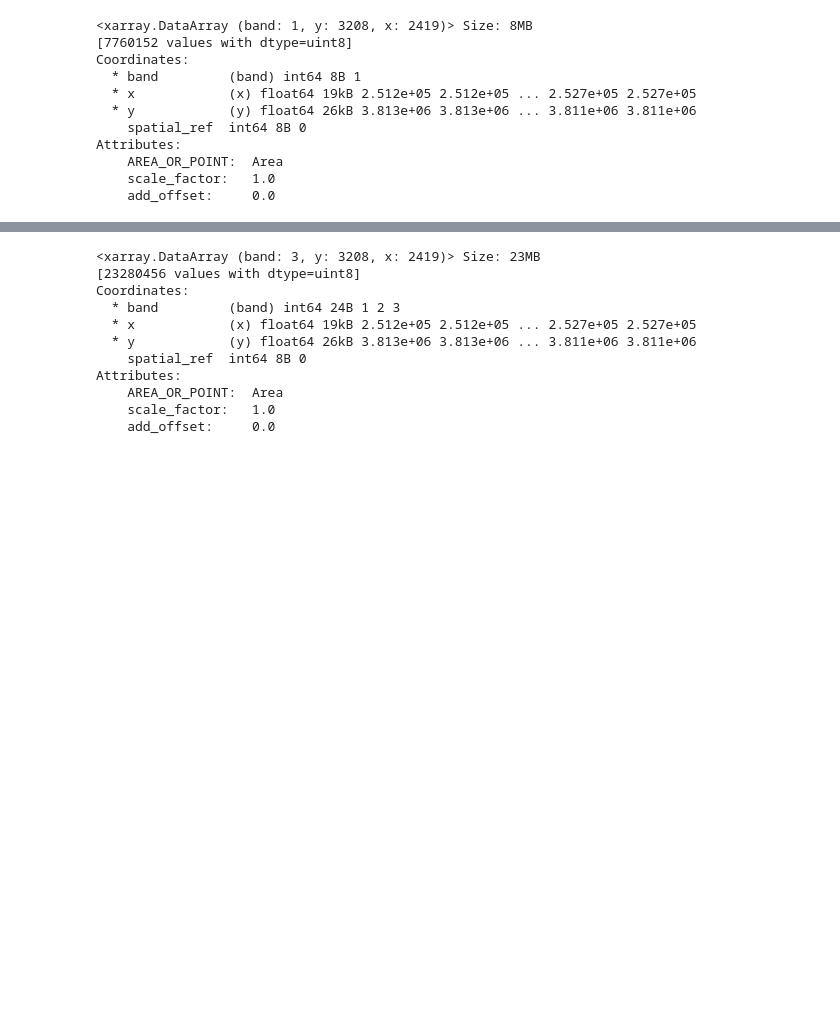
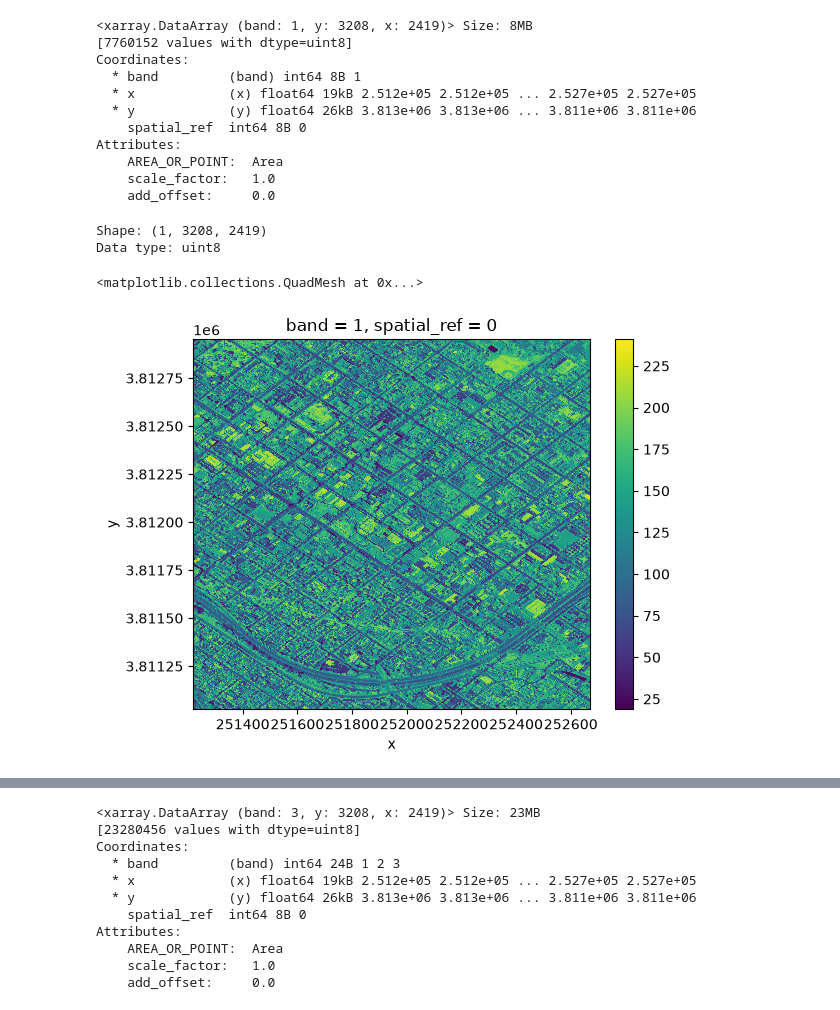
Before and after one commit to kloo49/eds220-in-class, a Jupyter notebook: week-8-rioxarray-STUDENTS.ipynb, the cells around one changed output, grey strips where cells are left out. Saved outputs shown, nothing was run; the diff lists cells and outputs as text; code cells hidden in the pictures; blank space fills up the shorter version.

```diff
--- a/week-8-rioxarray-STUDENTS.ipynb
+++ b/week-8-rioxarray-STUDENTS.ipynb
@@ -45,3 +45,15 @@ Attributes:
     AREA_OR_POINT:  Area
     scale_factor:   1.0
     add_offset:     0.0
+# %%
+# Access attributes directly
+print(f'Shape: {nir.shape}')
+print(f'Data type: {nir.dtype}')
+# %% [output]
+Shape: (1, 3208, 2419)
+Data type: uint8
+# %%
+nir.plot()
+# %% [output]
+<matplotlib.collections.QuadMesh at 0x...>
+[figure, added]
```
Also changed, not shown: parts of 23 cells of this notebook.
